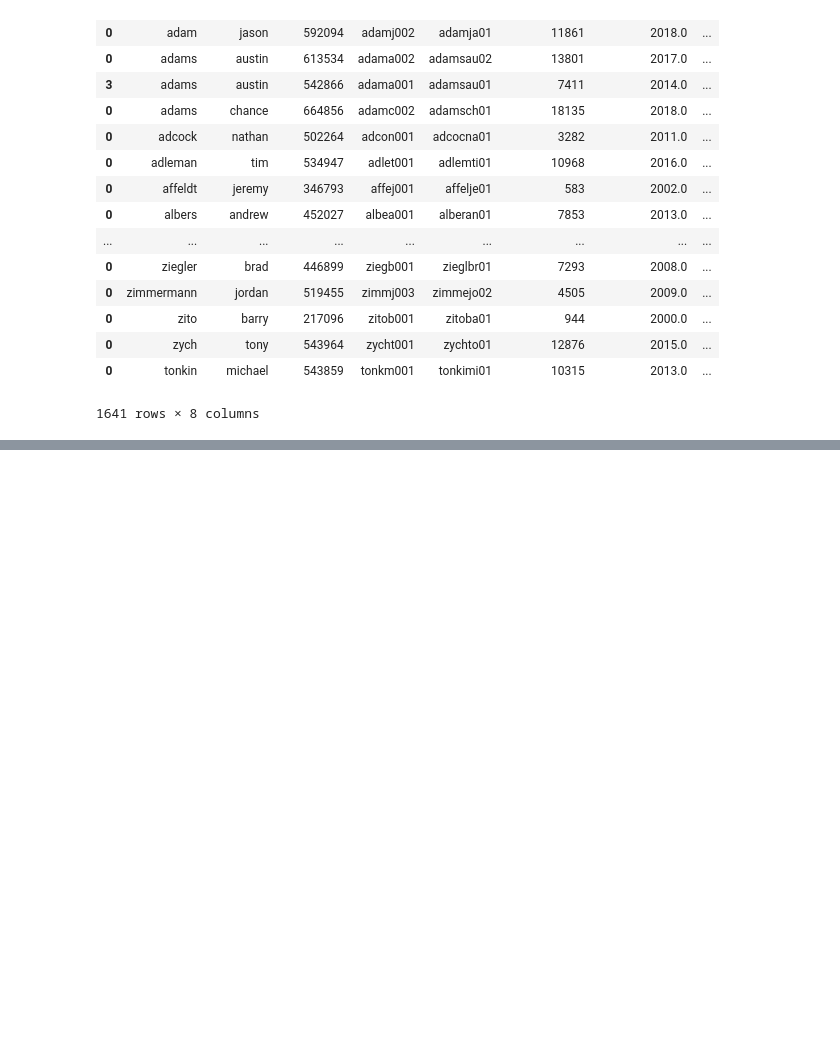
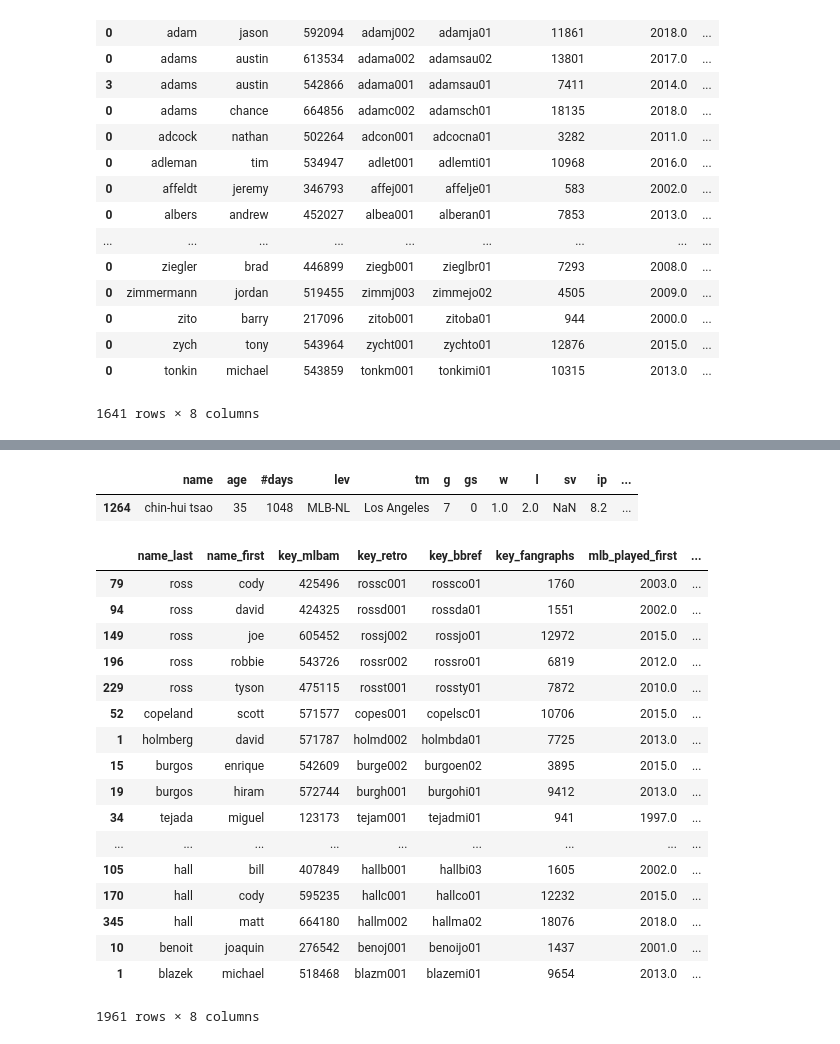
Before and after one commit to t-phill/mlb_injuries, a Jupyter notebook: pickles/pickles.ipynb, the cells around one changed output, grey strips where cells are left out. Cells and saved outputs as stored; diff of their text form; code cells hidden in the pictures; blank space fills up the shorter version.

```diff
--- a/pickles/pickles.ipynb
+++ b/pickles/pickles.ipynb
@@ -169,0 +271,26 @@ array([2015., 2017., 2018., 2016., 2019., 2014.])
+# %%
+test.loc[test['name'].str.contains('chin')]
+# %% [output]
+|  | name | age | #days | lev | tm | g | gs | w | l | sv | ip | ... |
+| 1264 | chin-hui tsao | 35 | 1048 | MLB-NL | Los Angeles | 7 | 0 | 1.0 | 2.0 | NaN | 8.2 | ... |
+# %%
+df
+# %% [output]
+|  | name_last | name_first | key_mlbam | key_retro | key_bbref | key_fangraphs | mlb_played_first | ... |
+| 79 | ross | cody | 425496 | rossc001 | rossco01 | 1760 | 2003.0 | ... |
+| 94 | ross | david | 424325 | rossd001 | rossda01 | 1551 | 2002.0 | ... |
+| 149 | ross | joe | 605452 | rossj002 | rossjo01 | 12972 | 2015.0 | ... |
+| 196 | ross | robbie | 543726 | rossr002 | rossro01 | 6819 | 2012.0 | ... |
+| 229 | ross | tyson | 475115 | rosst001 | rossty01 | 7872 | 2010.0 | ... |
+| 52 | copeland | scott | 571577 | copes001 | copelsc01 | 10706 | 2015.0 | ... |
+| 1 | holmberg | david | 571787 | holmd002 | holmbda01 | 7725 | 2013.0 | ... |
+| 15 | burgos | enrique | 542609 | burge002 | burgoen02 | 3895 | 2015.0 | ... |
+| 19 | burgos | hiram | 572744 | burgh001 | burgohi01 | 9412 | 2013.0 | ... |
+| 34 | tejada | miguel | 123173 | tejam001 | tejadmi01 | 941 | 1997.0 | ... |
+| ... | ... | ... | ... | ... | ... | ... | ... | ... |
+| 105 | hall | bill | 407849 | hallb001 | hallbi03 | 1605 | 2002.0 | ... |
+| 170 | hall | cody | 595235 | hallc001 | hallco01 | 12232 | 2015.0 | ... |
+| 345 | hall | matt | 664180 | hallm002 | hallma02 | 18076 | 2018.0 | ... |
+| 10 | benoit | joaquin | 276542 | benoj001 | benoijo01 | 1437 | 2001.0 | ... |
+| 1 | blazek | michael | 518468 | blazm001 | blazemi01 | 9654 | 2013.0 | ... |
+1961 rows × 8 columns
```
Also changed, not shown: parts of 19 cells of this notebook.
